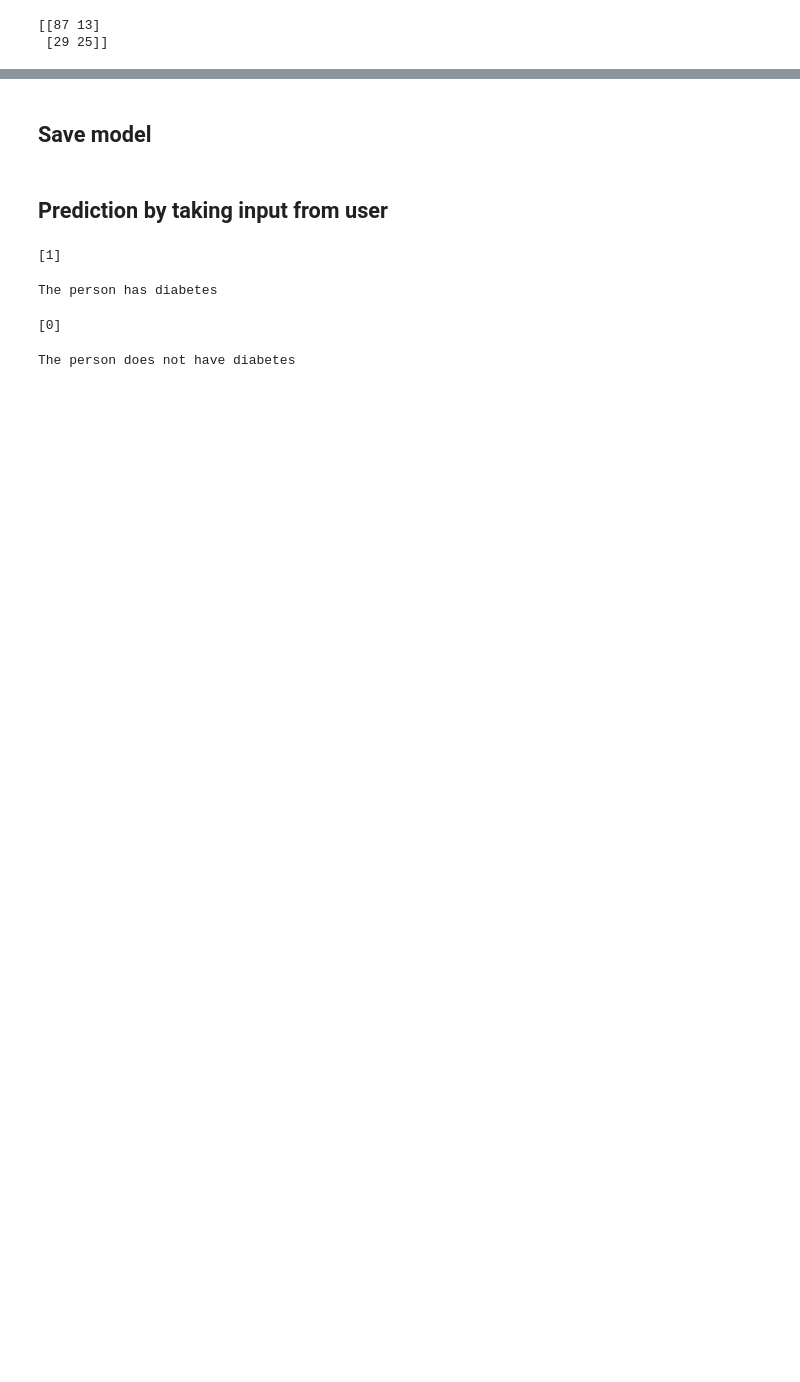
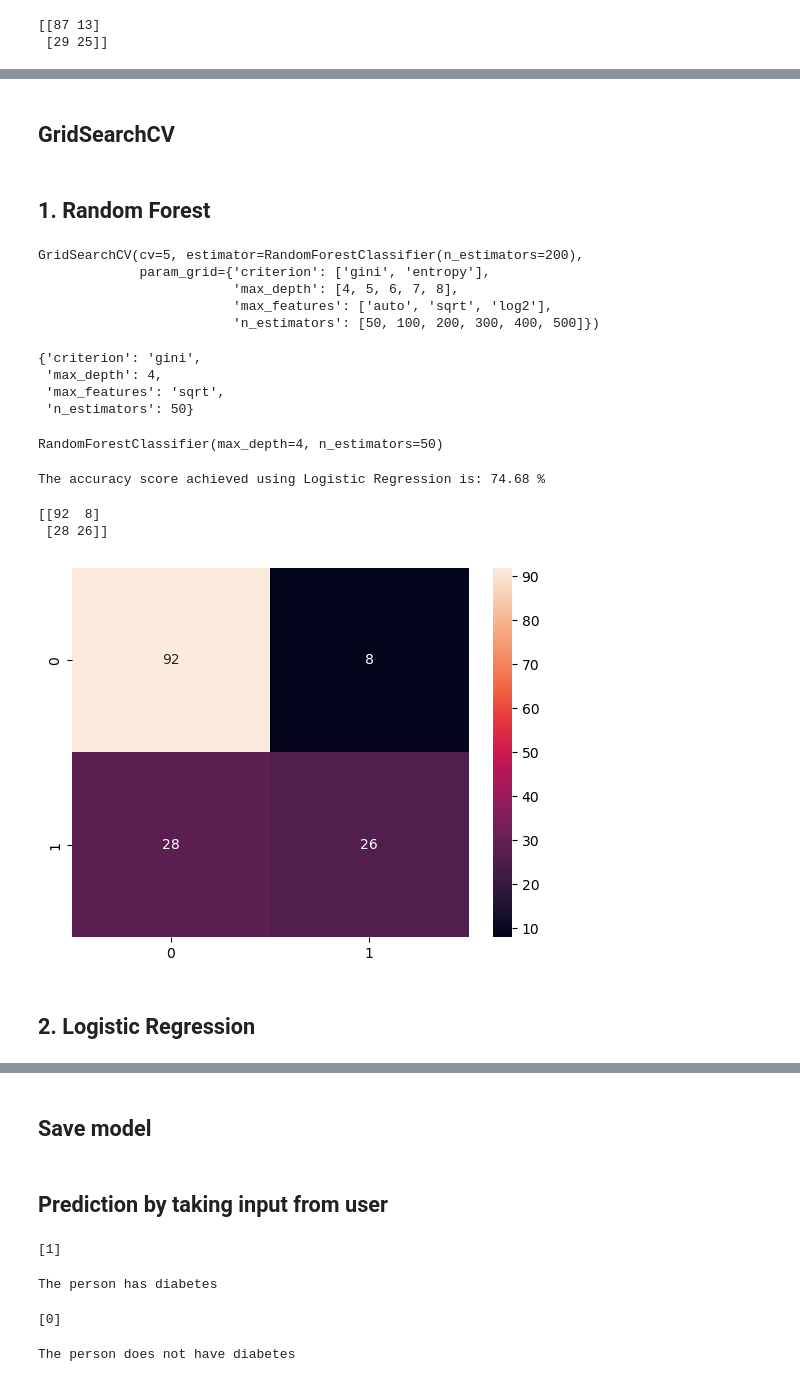
Before and after one commit to Sejalparate/diabetes-pred, a Jupyter notebook: analysis.ipynb, the cells around one changed output, grey strips where cells are left out. Drawn from its saved outputs; the diff is of its cells as text; code cells hidden in the pictures; blank space fills up the shorter version.

Commit message:
GridSearchCV added

```diff
--- a/analysis.ipynb
+++ b/analysis.ipynb
@@ -234,0 +226,4 @@ sns.heatmap(pd.DataFrame(cm_rfc), annot = True)
+# %% [markdown]
+## GridSearchCV
+# %% [markdown]
+## 1. Random Forest
@@ -234,0 +239,40 @@ sns.heatmap(pd.DataFrame(cm_rfc), annot = True)
+# %%
+CV_rfc = GridSearchCV(estimator=rfc, param_grid=param_grid, cv= 5)
+CV_rfc.fit(x_train, y_train)
+# %% [output]
+GridSearchCV(cv=5, estimator=RandomForestClassifier(n_estimators=200),
+             param_grid={'criterion': ['gini', 'entropy'],
+                         'max_depth': [4, 5, 6, 7, 8],
+                         'max_features': ['auto', 'sqrt', 'log2'],
+                         'n_estimators': [50, 100, 200, 300, 400, 500]})
+# %%
+CV_rfc.best_params_
+# %% [output]
+{'criterion': 'gini',
+ 'max_depth': 4,
+ 'max_features': 'sqrt',
+ 'n_estimators': 50}
+# %%
+rf_gcv = RandomForestClassifier(criterion='gini', max_depth=4, max_features='sqrt', n_estimators=50)
+rf_gcv.fit(x_train, y_train)
+# %% [output]
+RandomForestClassifier(max_depth=4, n_estimators=50)
+# %%
+rf_gcv_pred = rf_gcv.predict(x_test)
+# %%
+score_rfc_gcv = round(accuracy_score(y_test, rfc_pred)*100, 2)
+print("The accuracy score achieved using Random Forest GCV is: " +str(score_rfc_grid) + " %")
+# %% [output]
+The accuracy score achieved using Logistic Regression is: 74.68 %
+# %%
+cm_rfc_gcv =  confusion_matrix(y_test, rf_gcv_pred)
+print(cm_rfc)
+# %% [output]
+[[92  8]
+ [28 26]]
+# %%
+sns.heatmap(pd.DataFrame(cm_rfc_gcv), annot = True);
+# %% [output]
+[figure, added]
+# %% [markdown]
+## 2. Logistic Regression
```
Also changed, not shown: parts of 33 cells of this notebook, 1 other file.
